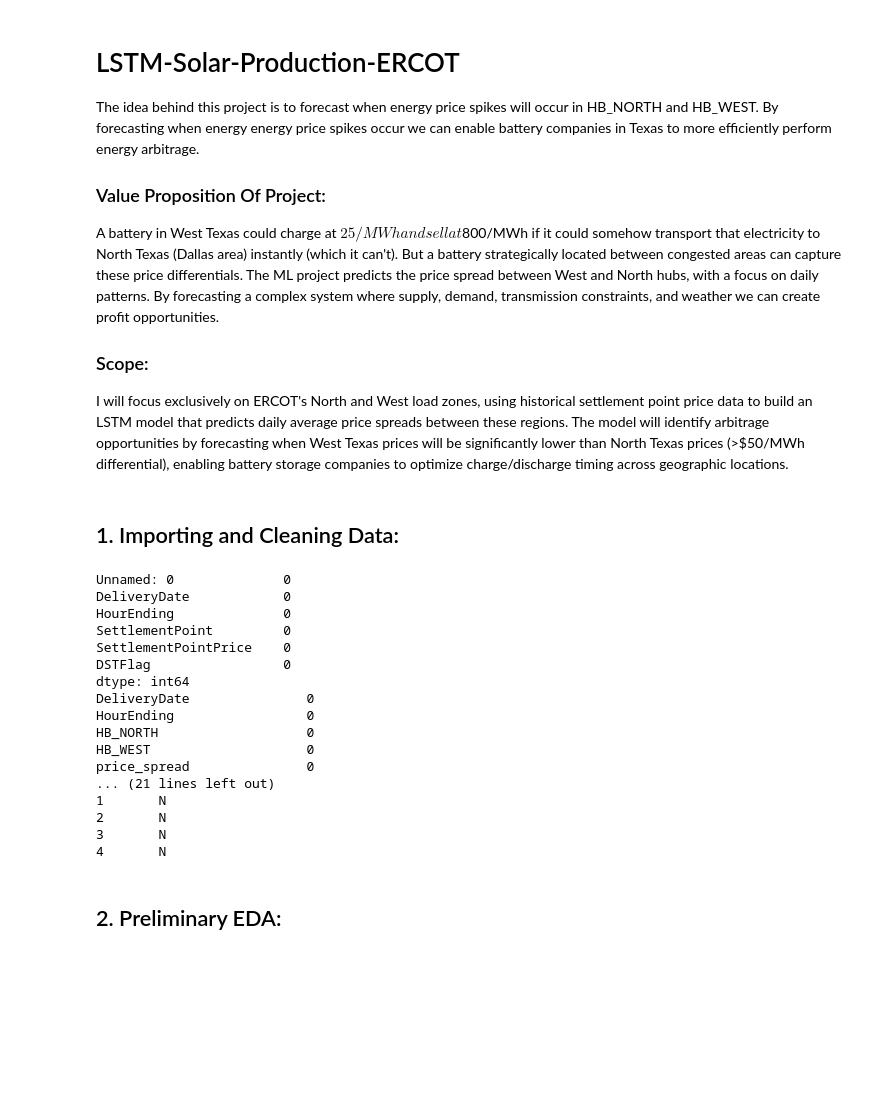
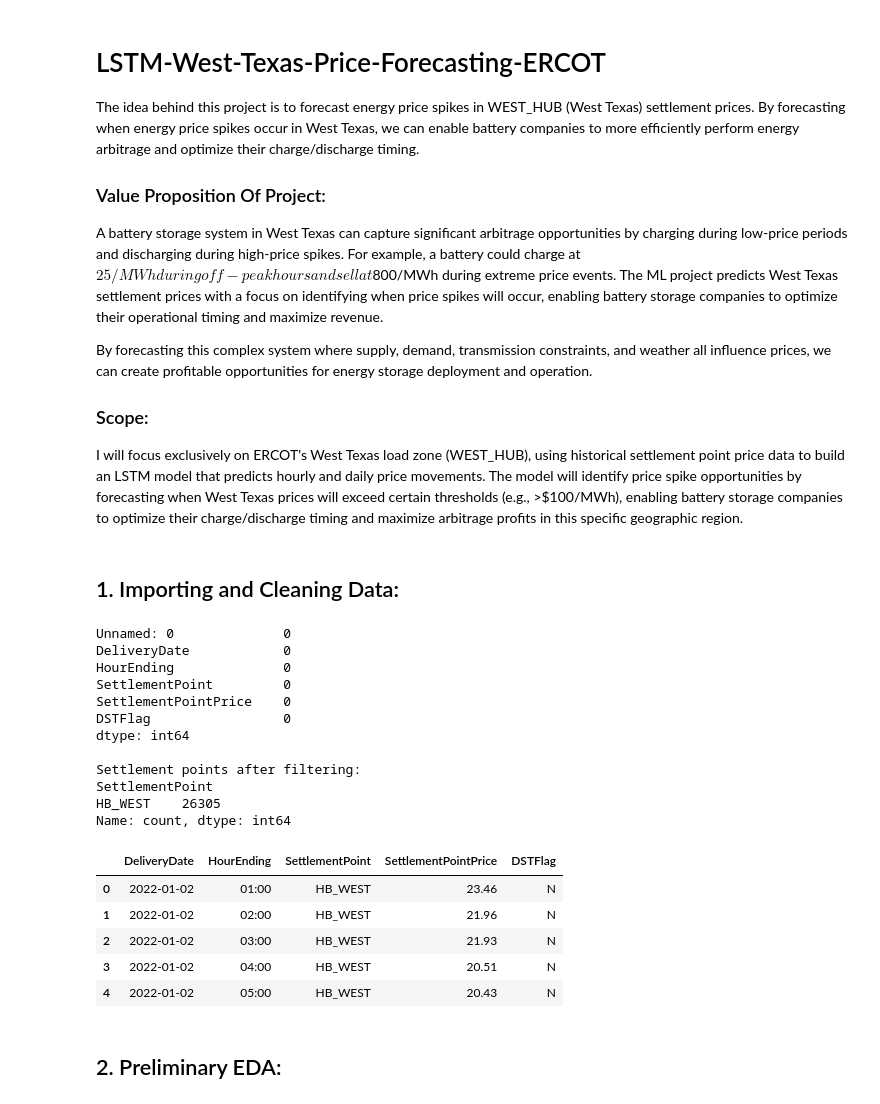
Before and after one commit to MibhaelGray/LSTM-Solar-Production-ERCOT, a Jupyter notebook: notebooks/model.ipynb, the cells around one changed output. Drawn from its saved outputs; the diff is of its cells as text; code cells hidden in the pictures; blank space fills up the shorter version.

```diff
--- a/notebooks/model.ipynb
+++ b/notebooks/model.ipynb
@@ -1,75 +1,53 @@
 # %% [markdown]
-# LSTM-Solar-Production-ERCOT
+# LSTM-West-Texas-Price-Forecasting-ERCOT
 
-The idea behind this project is to forecast when energy price spikes will occur in HB_NORTH and HB_WEST. By forecasting when energy energy price spikes occur we can enable battery companies in Texas to more efficiently perform energy arbitrage.
+The idea behind this project is to forecast energy price spikes in WEST_HUB (West Texas) settlement prices. By forecasting when energy price spikes occur in West Texas, we can enable battery companies to more efficiently perform energy arbitrage and optimize their charge/discharge timing.
 
 ### Value Proposition Of Project:
 
-A battery in West Texas could charge at $25/MWh and sell at $800/MWh if it could somehow transport that electricity to North Texas (Dallas area) instantly (which it can't). But a battery strategically located between congested areas can capture these price differentials. The ML project predicts the price spread between West and North hubs, with a focus on daily patterns.
-By forecasting a complex system where supply, demand, transmission constraints, and weather we can create profit opportunities.
+A battery storage system in West Texas can capture significant arbitrage opportunities by charging during low-price periods and discharging during high-price spikes. For example, a battery could charge at $25/MWh during off-peak hours and sell at $800/MWh during extreme price events. The ML project predicts West Texas settlement prices with a focus on identifying when price spikes will occur, enabling battery storage companies to optimize their operational timing and maximize revenue.
+
+By forecasting this complex system where supply, demand, transmission constraints, and weather all influence prices, we can create profitable opportunities for energy storage deployment and operation.
 
 ### Scope:
 
-I will focus exclusively on ERCOT's North and West load zones, using historical settlement point price data to build an LSTM model that predicts daily average price spreads between these regions. The model will identify arbitrage opportunities by forecasting when West Texas prices will be significantly lower than North Texas prices (>$50/MWh differential), enabling battery storage companies to optimize charge/discharge timing across geographic locations.
+I will focus exclusively on ERCOT's West Texas load zone (WEST_HUB), using historical settlement point price data to build an LSTM model that predicts hourly and daily price movements. The model will identify price spike opportunities by forecasting when West Texas prices will exceed certain thresholds (e.g., >$100/MWh), enabling battery storage companies to optimize their charge/discharge timing and maximize arbitrage profits in this specific geographic region.
 # %% [markdown]
 ## 1. Importing and Cleaning Data:
 # %%
 import pandas as pd
 
 hourly_ercot_dam_settlement_data = pd.read_csv(r"..\Data\filter_merged_ercot_data.csv")
 print(hourly_ercot_dam_settlement_data.isna().sum())
 
-# Let's reorganize our df so that we have separate columns for HB_NORTH and HB_WEST
 
-'''
-DeliveryDate,HourEnding,HB_NORTH,HB_WEST, SettlementPointPrice,DSTFlag
+hourly_ercot_dam_settlement_data = hourly_ercot_dam_settlement_data[
+    hourly_ercot_dam_settlement_data['SettlementPoint'] != 'HB_NORTH'
+].reset_index(drop=True)
 
-DeliveryDate | HourEnding | HB_NORTH | HB_WEST | price_spread | arbitrage_opportunity | DSTFlag
-2022-01-01   | 1:00       | 45.20    | 25.50   | -19.70      | False                | N
-2022-01-01   | 2:00       | 48.75    | 28.30   | -20.45      | False                | N
-2022-01-01   | 3:00       | 42.10    | 22.80   | -19.30      | False                | N
-2022-01-01   | 4:00       | 52.30    | 18.40   | -33.90      | True                 | N
-2022-01-01   | 5:00       | 38.60    | 12.20   | -26.40      | True                 | N
-
-['HB_NORTH'] needs to equal all the settlement price of HB_NORTH
-
-'''
-
-reshaped_data = hourly_ercot_dam_settlement_data.pivot_table(
-    index=['DeliveryDate', 'HourEnding', 'DSTFlag'],
-    columns='SettlementPoint',
-    values='SettlementPointPrice'
-).reset_index()
-
-reshaped_data.columns.name = None
-reshaped_data['price_spread'] = reshaped_data['HB_WEST'] - reshaped_data['HB_NORTH']
-
-reshaped_data['west_cheaper_arbitrage'] = reshaped_data['price_spread'] < -25
-reshaped_data['north_cheaper_arbitrage'] = reshaped_data['price_spread'] > 25
-reshaped_data['arbitrage_opportunity'] = abs(reshaped_data['price_spread']) > 25
-
-final_data = reshaped_data[['DeliveryDate', 'HourEnding', 'HB_NORTH', 'HB_WEST', 'price_spread', 'arbitrage_opportunity','west_cheaper_arbitrage', 'north_cheaper_arbitrage','DSTFlag']]
-
-print(final_data.isna().sum())
-print(final_data.head())
+print("\nSettlement points after filtering:")
+print(hourly_ercot_dam_settlement_data['SettlementPoint'].value_counts())
+hourly_ercot_dam_settlement_data = hourly_ercot_dam_settlement_data.drop('Unnamed: 0', axis=1)
+hourly_ercot_dam_settlement_data.head()
 # %% [output]
 Unnamed: 0              0
 DeliveryDate            0
 HourEnding              0
 SettlementPoint         0
 SettlementPointPrice    0
 DSTFlag                 0
 dtype: int64
-DeliveryDate               0
-HourEnding                 0
-HB_NORTH                   0
-HB_WEST                    0
-price_spread               0
-... (21 lines left out)
-1       N
-2       N
-3       N
-4       N
+
+Settlement points after filtering:
+SettlementPoint
+HB_WEST    26305
+Name: count, dtype: int64
+|  | DeliveryDate | HourEnding | SettlementPoint | SettlementPointPrice | DSTFlag |
+| 0 | 2022-01-02 | 01:00 | HB_WEST | 23.46 | N |
+| 1 | 2022-01-02 | 02:00 | HB_WEST | 21.96 | N |
+| 2 | 2022-01-02 | 03:00 | HB_WEST | 21.93 | N |
+| 3 | 2022-01-02 | 04:00 | HB_WEST | 20.51 | N |
+| 4 | 2022-01-02 | 05:00 | HB_WEST | 20.43 | N |
 # %% [markdown]
 ## 2. Preliminary EDA:
 # %%
```
Also changed, not shown: parts of 3 cells of this notebook, 1 other file.
